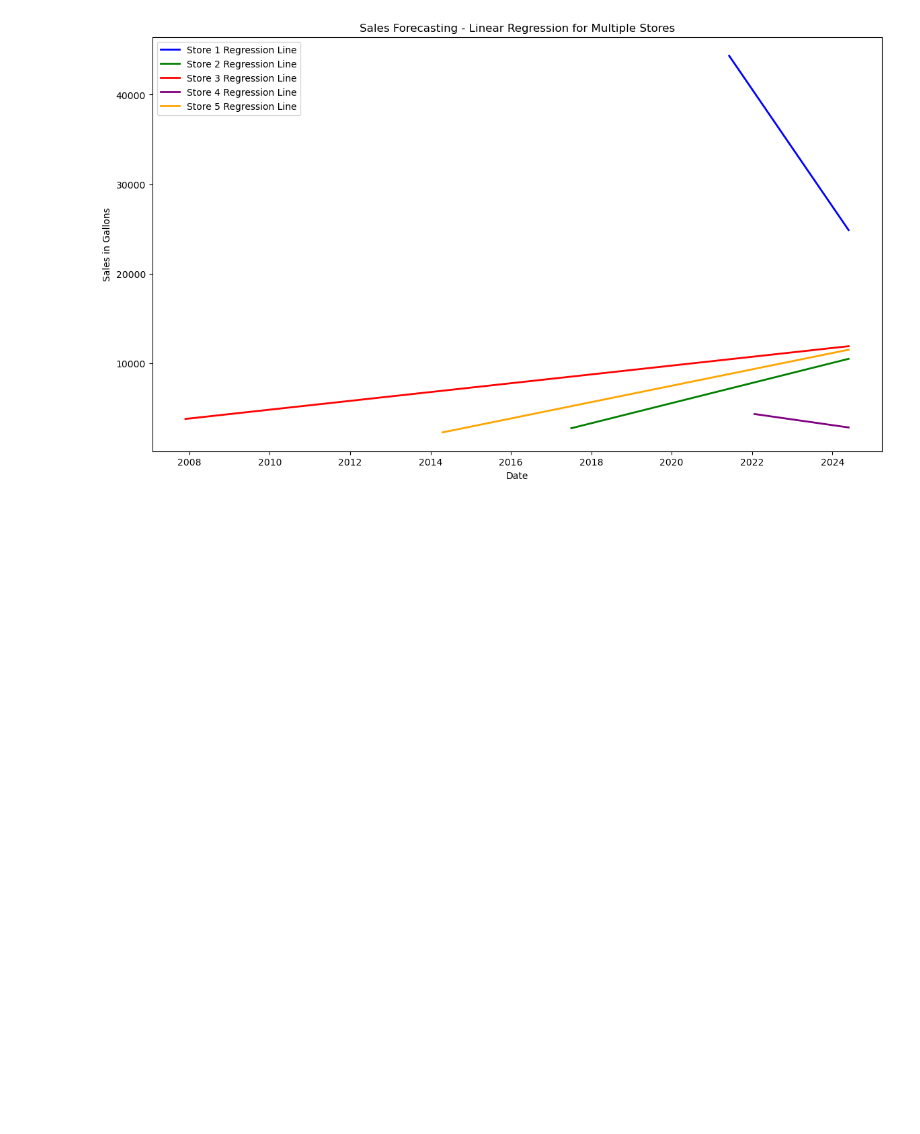
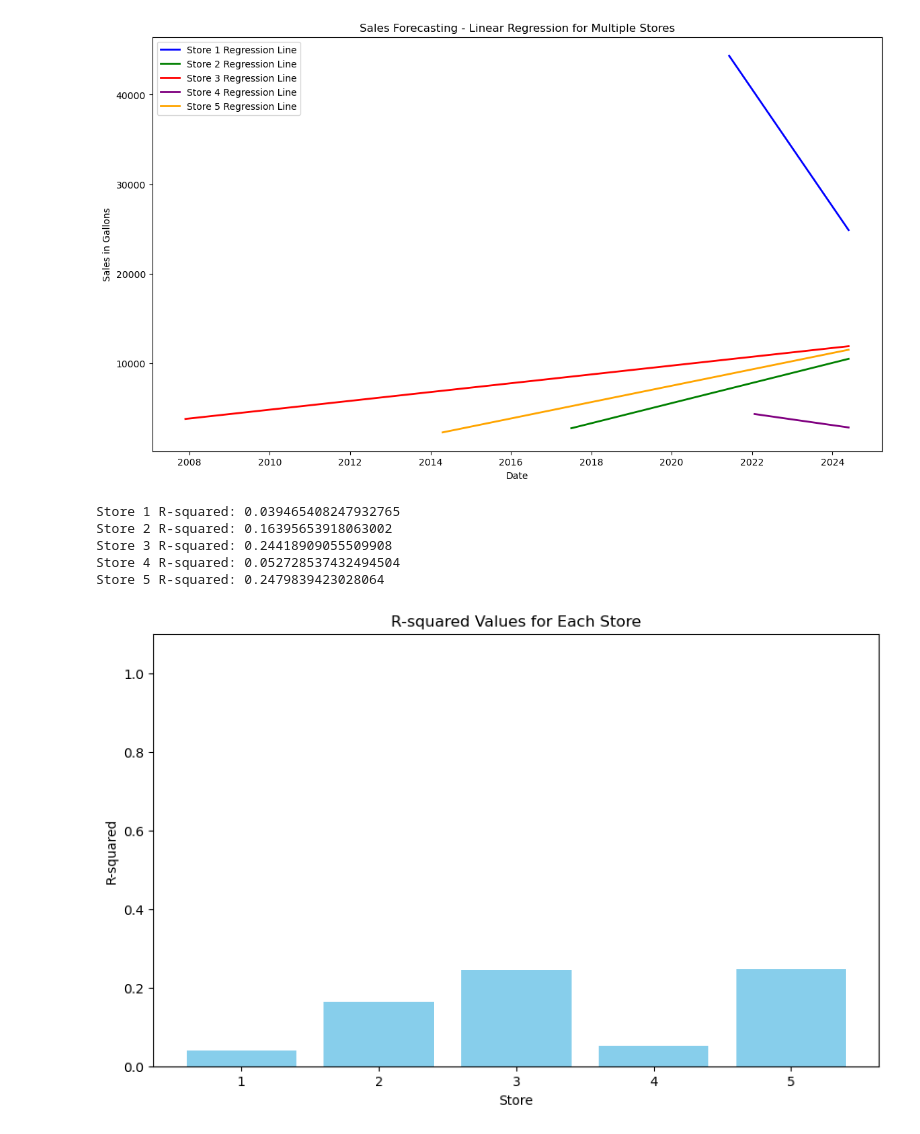
Before and after one commit to srhill12/project-2-group-3, a Jupyter notebook: tatiana_notebook/combinedstores.ipynb, the cells around one changed output. Drawn from its saved outputs; the diff is of its cells as text; code cells hidden in the pictures; blank space fills up the shorter version.

```diff
--- a/tatiana_notebook/test.ipynb
+++ b/tatiana_notebook/combinedstores.ipynb
@@ -155,3 +155,57 @@ plt.legend()
 plt.show()
 # %% [output]
 [figure]
+# %%
+import pandas as pd
+import numpy as np
+from sklearn.linear_model import LinearRegression
+from sklearn.metrics import r2_score
+import matplotlib.pyplot as plt
+from tqdm import tqdm
+
+tqdm.pandas()
+
+# Load the data
+store_data = []
+for i in range(1, 6):
+    df = pd.read_csv(Path('../data/store' + str(i) + '_data.csv'))
+    df = df.dropna()
+    df['date'] = pd.to_datetime(df['date'])
+    df['date_numeric'] = df['date'].view('int64')
+    store_data.append(df)
+
+# Calculate R-squared for each store
+r_squared_values = []
+for df in store_data:
+    x = df['date_numeric'].values.reshape(-1, 1)
+    y = df['Sales'].values.reshape(-1, 1)
+
+    model = LinearRegression()
+    model.fit(x, y)
+    y_pred = model.predict(x)
+
+    r_squared = r2_score(y, y_pred)
+    r_squared_values.append(r_squared)
+
+# Print R-squared values
+for i, r_squared in enumerate(r_squared_values, start=1):
+    print('Store', i, 'R-squared:', r_squared)
+
+# Plot the R-squared values for each store
+stores = list(range(1, len(r_squared_values) + 1))
+r_squared = r_squared_values
+
+plt.figure(figsize=(10, 6))
+plt.bar(stores, r_squared, color='skyblue')
+plt.xlabel('Store')
+plt.ylabel('R-squared')
+plt.title('R-squared Values for Each Store')
+plt.ylim(0, 1.1)
+plt.show()
+# %% [output]
+Store 1 R-squared: 0.039465408247932765
+Store 2 R-squared: 0.16395653918063002
+Store 3 R-squared: 0.24418909055509908
+Store 4 R-squared: 0.052728537432494504
+Store 5 R-squared: 0.2479839423028064
+[figure, added]
```
